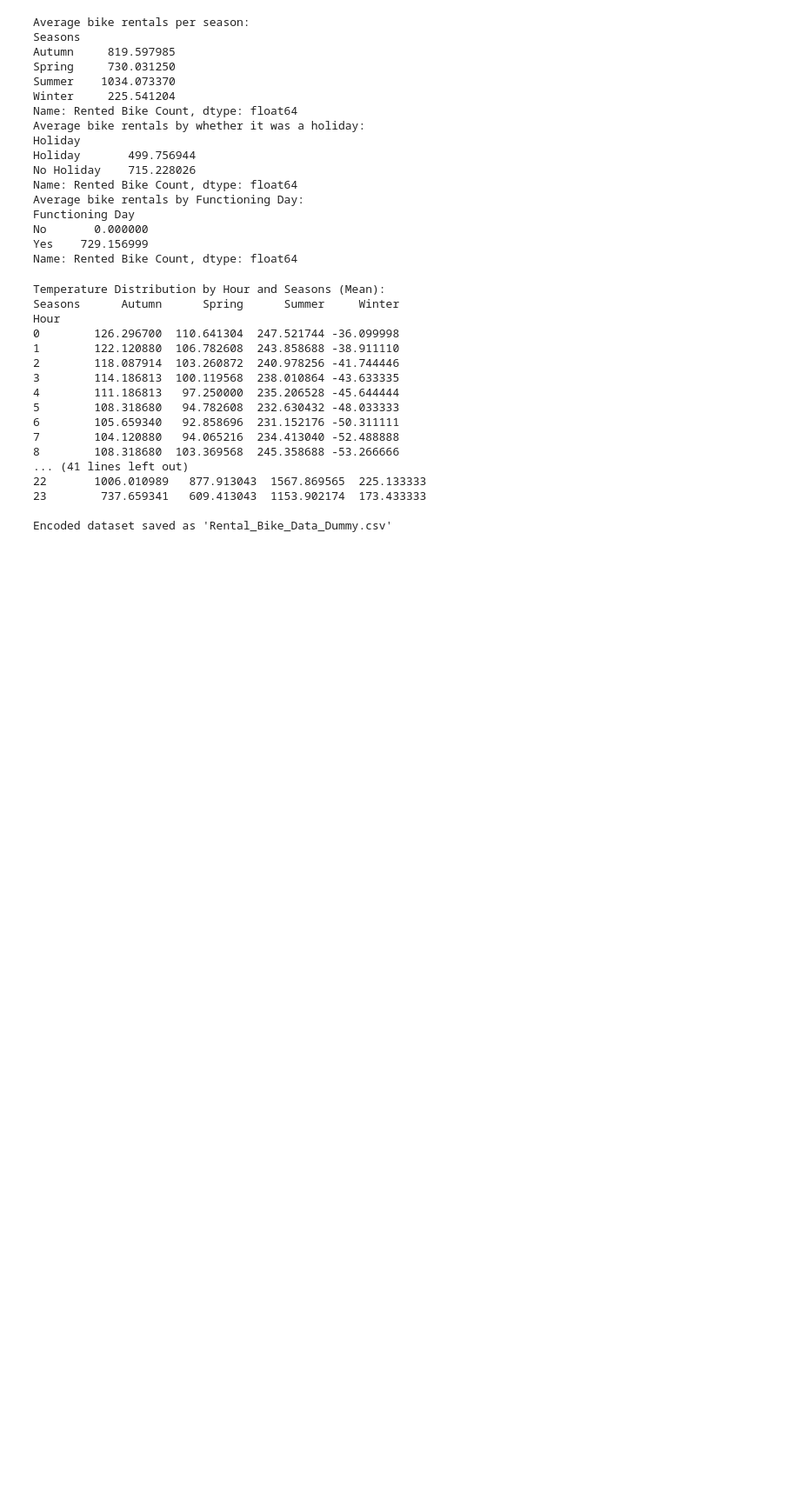
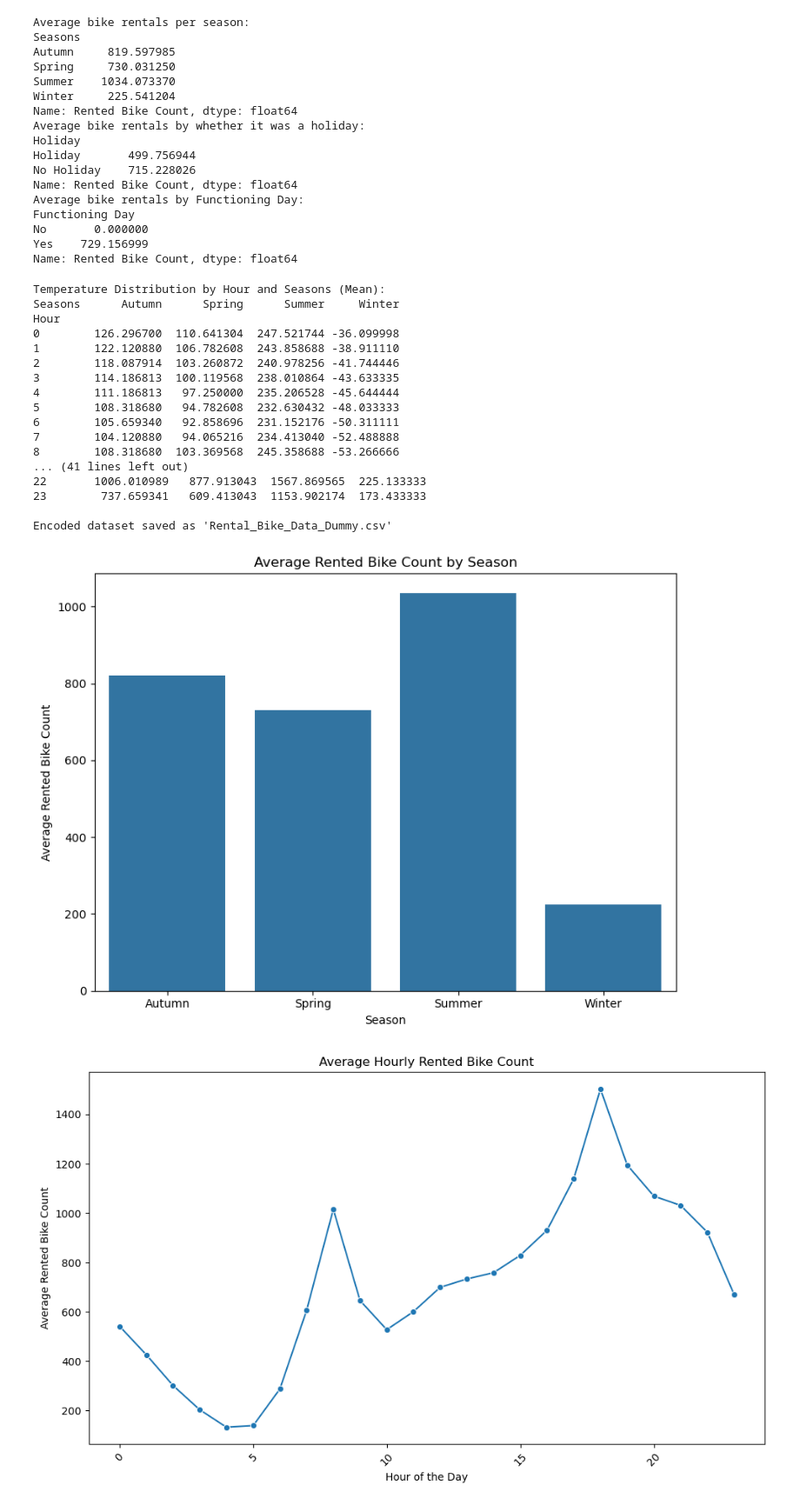
Before and after one commit to aliehs111/incremental_capstone_U2, a Jupyter notebook: u2_incremental_capstone.ipynb, the cells around one changed output. Shown at 87% size. Cells and saved outputs as stored; diff of their text form; code cells hidden in the pictures; blank space fills up the shorter version.

```diff
--- a/u2_incremental_capstone.ipynb
+++ b/u2_incremental_capstone.ipynb
@@ -245,11 +244,34 @@ Encoded dataset saved as 'Rental_Bike_Data_Dummy.csv'
 # %%
 # Task 4: Data Visualization
 
 # Import visualization libraries (matplotlib, seaborn)
+import matplotlib.pyplot as plt
+import seaborn as sns
+import numpy as np
 # Select appropriate visualization techniques for the data:
 # Bar plot for average rentals by Seasons
+plt.figure(figsize=(8,6))
+sns.barplot(x='Seasons', y='Rented Bike Count', data=df, estimator=np.mean, errorbar=None)
+plt.title("Average Rented Bike Count by Season")
+plt.xlabel("Season")
+plt.ylabel("Average Rented Bike Count")
+plt.tight_layout()
+# Save the plot
+plt.savefig("avg_rentals_by_season.png")
+plt.show()
 # Line plot showing hourly rentals throughout the day
-# Heatmap showing correlation among numerical variables
-# Box plot to identify outliers in Temperature and Rented Bike Count
-# Record observations and insights from visualizations
-# Save plots and observations for reporting purposes
+hourly_rentals = df.groupby('Hour')['Rented Bike Count'].mean().sort_index() # might need to convert hour to numeric instead of categorical
+
+plt.figure(figsize=(10,6))
+sns.lineplot(x=hourly_rentals.index, y=hourly_rentals.values, marker='o')
+plt.title("Average Hourly Rented Bike Count")
+plt.xlabel("Hour of the Day")
+plt.ylabel("Average Rented Bike Count")
+plt.xticks(rotation=45)
+plt.tight_layout()
+# Save the plot
+plt.savefig("hourly_rentals_lineplot.png")
+plt.show()
+# %% [output]
+[figure, added]
+[figure, added]
```
Also changed, not shown: parts of 4 cells of this notebook, 4 other files.
